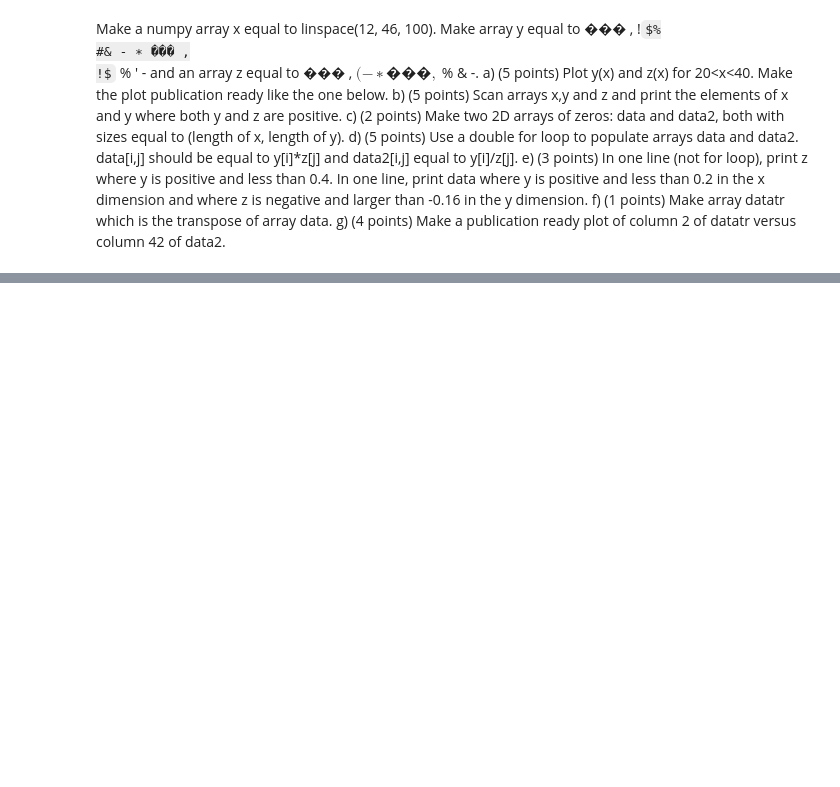
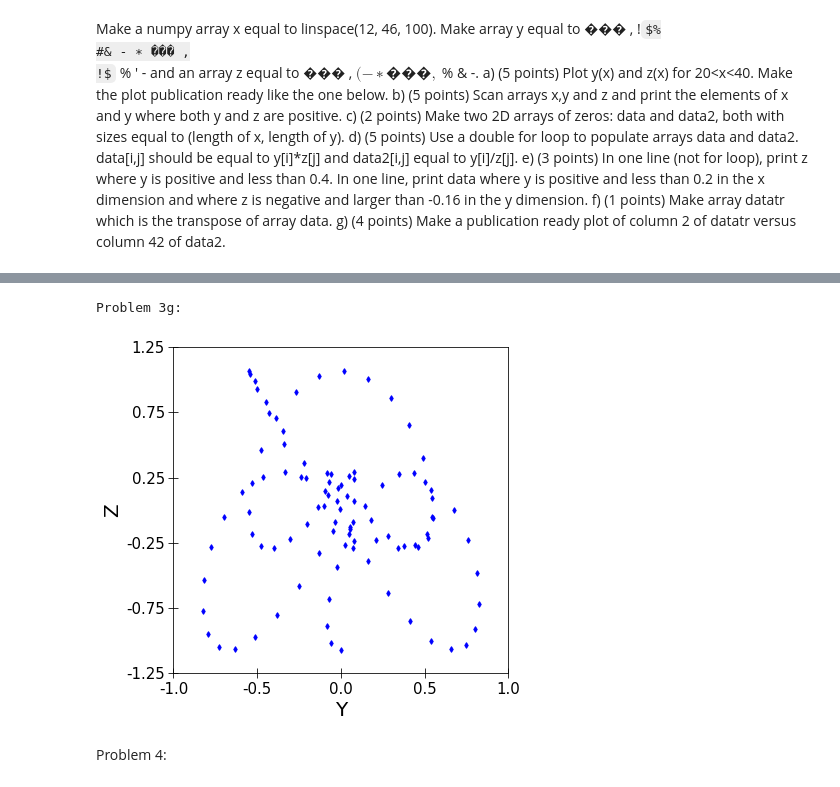
Before and after one commit to DiegoBenavidesUCF/phz3150, a Jupyter notebook: handin/hw8_diegobenavidesucf/hw8_diegobenavidesucf.ipynb, the cells around one changed output, grey strips where cells are left out. Drawn from its saved outputs; the diff is of its cells as text; code cells hidden in the pictures; some formulas as TeX source; blank space fills up the shorter version.

```diff
--- a/handin/hw8_diegobenavidesucf/hw8_diegobenavidesucf.ipynb
+++ b/handin/hw8_diegobenavidesucf/hw8_diegobenavidesucf.ipynb
@@ -176,0 +317,12 @@ Problem 3:
+# %%
+print('Problem 3f:\n')
+
+#The transpose of a matrix is done by simply switching the rows and columns of the original matrix.
+#Atleast that is what I learned in PHZ 3113
+#numpy has a built in function for this.
+
+datar = np.transpose(data)
+
+#print(data)
+
+print(datar)
@@ -176,0 +345,32 @@ Problem 3:
+# %%
+print('Problem 3g:\n')
+
+#starting plot
+
+fig , ax = plt.subplots(figsize = (6,6))
+
+#plotting data
+
+ax.plot(datar[:,2] , data2[:,42] , linestyle = 'none', color = 'blue' , marker = 'd' , markersize = 4 )
+
+#Ticks and labels
+
+ax.set_xlabel('Y' , fontsize = 20)
+ax.set_ylabel('Z' , fontsize = 20)
+
+ax.set_xticks(np.arange(-1 , 1.1 , 0.5))
+ax.set_xticklabels(np.arange(-1 , 1.1 , 0.5) , fontsize = 15)
+
+ax.set_yticks(np.arange(-1.25 , 1.26 , 0.5))
+ax.set_yticklabels(np.arange(-1.25 , 1.26 , 0.5) , fontsize = 15)
+
+ax.tick_params( axis ='both', which ='both', length = 10 , direction = 'inout' , labelsize=15)
+
+
+#show plot
+plt.show()
+# %% [output]
+Problem 3g:
+[figure, added]
+# %% [markdown]
+Problem 4:
```
Also changed, not shown: parts of 9 cells of this notebook, 2 other files.
